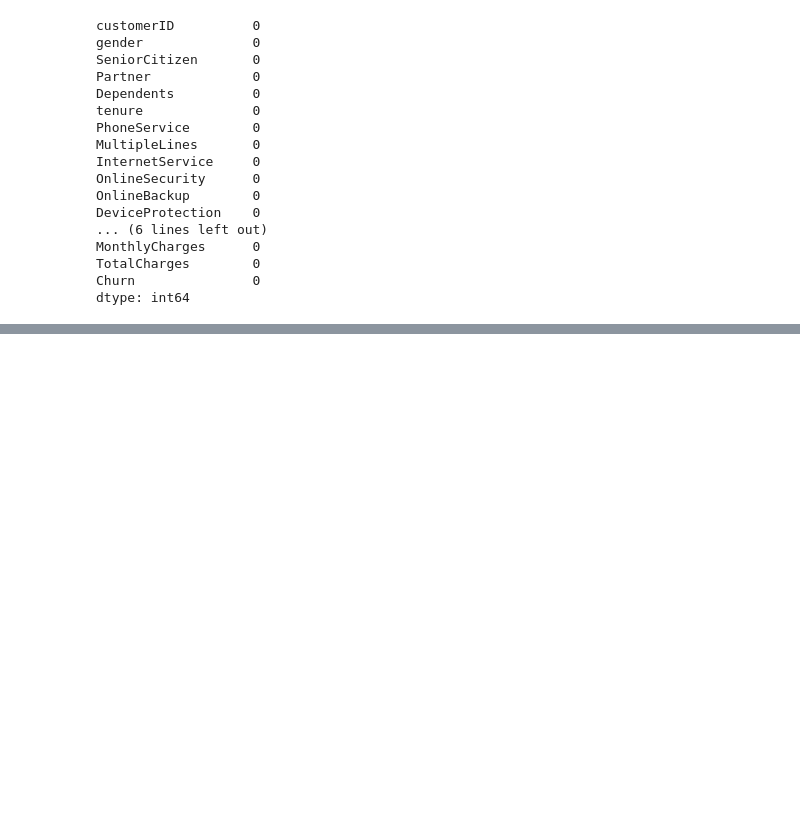
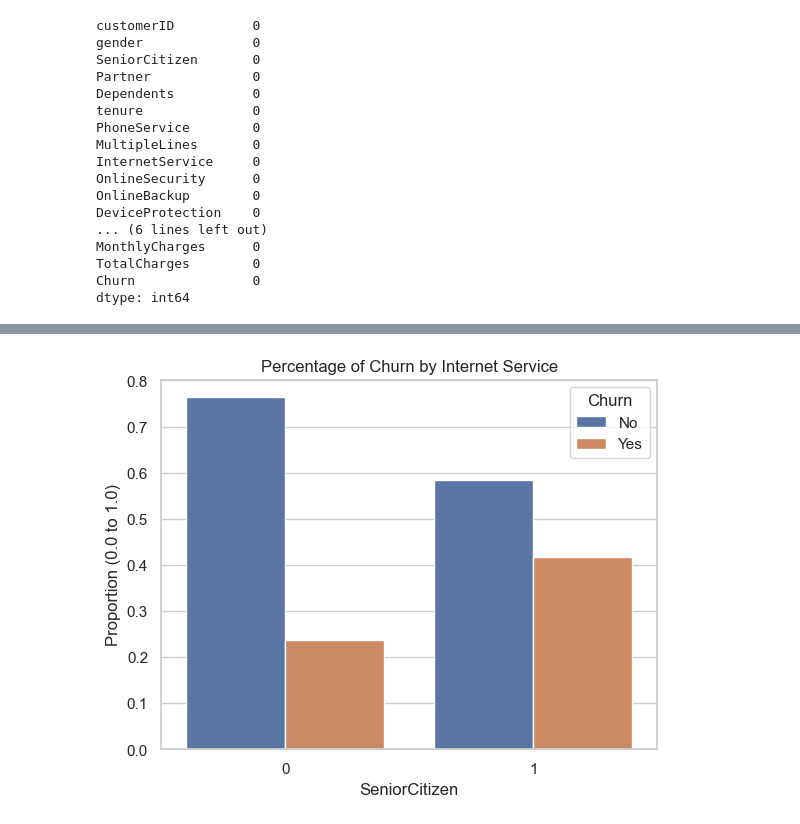
Before and after one commit to Saishhhhhh/Customer-Churn-Prediction, a Jupyter notebook: test.ipynb, the cells around one changed output, grey strips where cells are left out. Cells and saved outputs as stored; diff of their text form; code cells hidden in the pictures; blank space fills up the shorter version.

```diff
--- a/test.ipynb
+++ b/test.ipynb
@@ -27,3 +28,7 @@ df.head(10)
 df.shape
 # %% [output]
 (7043, 21)
+# %%
+df['TotalCharges'] = pd.to_numeric(df['TotalCharges'], errors='coerce')
+df.dropna(inplace=True)
+df.isnull().sum()
@@ -236,0 +279,11 @@ X_transformed.sample(10)
+# %%
+# Calculate percentages
+churn_pct = df.groupby('SeniorCitizen')['Churn'].value_counts(normalize=True).rename('percentage').reset_index()
+
+# Plot percentages
+sns.barplot(data=churn_pct, x='SeniorCitizen', y='percentage', hue='Churn')
+plt.title('Percentage of Churn by Internet Service')
+plt.ylabel('Proportion (0.0 to 1.0)')
+plt.show()
+# %% [output]
+[figure, added]
```
Also changed, not shown: parts of 20 cells of this notebook.
